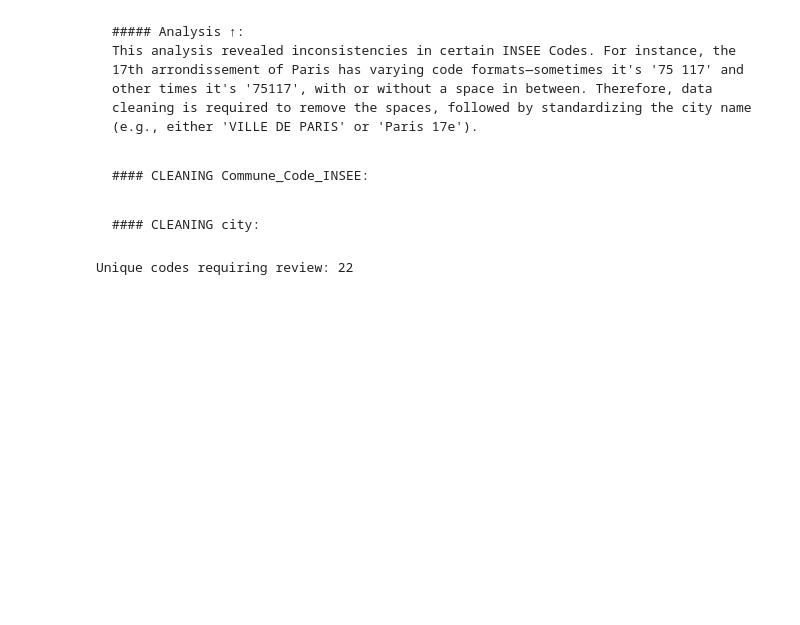
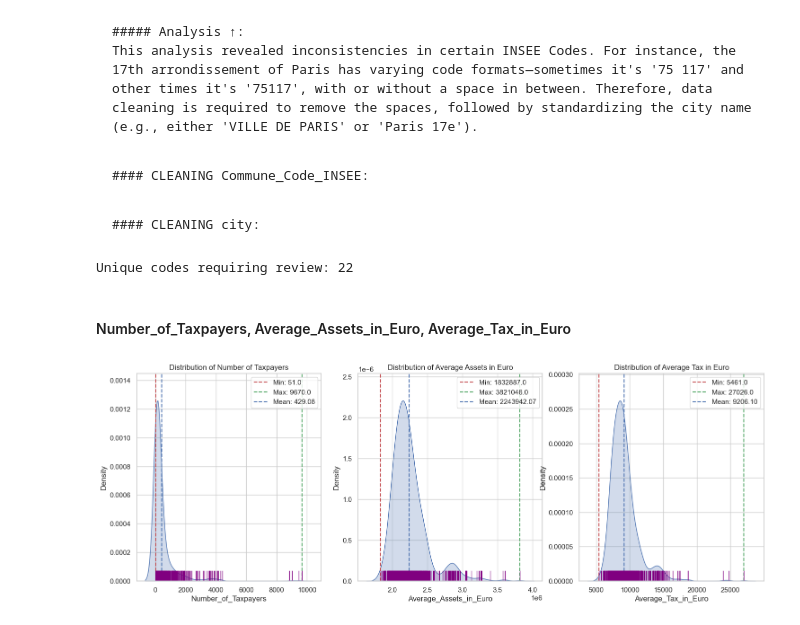
Before and after one commit to santiagopatinoserna/5YearFrenchWealthAnalysis, a Jupyter notebook: Script/Exploration/Data Exploration and Initial Analysis.ipynb, the cells around one changed output. Saved outputs shown, nothing was run; the diff lists cells and outputs as text; code cells hidden in the pictures; blank space fills up the shorter version.

```diff
--- a/Script/Exploration/Data Exploration and Initial Analysis.ipynb
+++ b/Script/Exploration/Data Exploration and Initial Analysis.ipynb
@@ -260,3 +260,47 @@ unique_grouped_sorted = pd.read_excel(r'G:\Mi unidad\Godi.AI\Operations\Freelanc
 merged_df = df_ificom.merge(unique_grouped_sorted, on='Commune_Code_INSEE', how='left')
 merged_df.loc[~merged_df['Final_City'].isna(), 'City'] = merged_df['Final_City']
 df_ificom = merged_df.drop(columns=['Final_City'])
+# %% [markdown]
+#### Number_of_Taxpayers, Average_Assets_in_Euro, Average_Tax_in_Euro
+# %%
+# This plot visualizes the three numerical variables in the dataset: Number_of_Taxpayers, Average_Assets_in_Euro, and Average_Tax_in_Euro.
+# The Kernel Density Estimation (KDE) plot allows us to see the distribution of these variables, along with key summary statistics such as the minimum, maximum, and mean.
+
+
+# Initialize the figure
+fig, axes = plt.subplots(1, 3, figsize=(18, 6))
+
+# Function to annotate the KDE plot
+def annotate_plot(ax, data, title):
+    min_val = data.min()
+    max_val = data.max()
+    mean_val = data.mean()
+
+    # Draw lines to indicate min, mean, and max
+    ax.axvline(min_val, color='r', linestyle='--', label=f'Min: {min_val}')
+    ax.axvline(max_val, color='g', linestyle='--', label=f'Max: {max_val}')
+    ax.axvline(mean_val, color='b', linestyle='--', label=f'Mean: {mean_val:.2f}')
+
+    # Add rugplot for raw data points
+    sns.rugplot(data, height=0.05, ax=ax, color='purple')
+
+    # Customize plot
+    ax.set_title(title)
+    ax.legend(loc='upper right')
+
+# KDE plot for Number of Taxpayers
+sns.kdeplot(df_ificom['Number_of_Taxpayers'], ax=axes[0], fill=True)
+annotate_plot(axes[0], df_ificom['Number_of_Taxpayers'], 'Distribution of Number of Taxpayers')
+
+# KDE plot for Average Assets in Euro
+sns.kdeplot(df_ificom['Average_Assets_in_Euro'], ax=axes[1], fill=True)
+annotate_plot(axes[1], df_ificom['Average_Assets_in_Euro'], 'Distribution of Average Assets in Euro')
+
+# KDE plot for Average Tax in Euro
+sns.kdeplot(df_ificom['Average_Tax_in_Euro'], ax=axes[2], fill=True)
+annotate_plot(axes[2], df_ificom['Average_Tax_in_Euro'], 'Distribution of Average Tax in Euro')
+
+# Show plot
+plt.show()
+# %% [output]
+[figure, added]
```
Also changed, not shown: parts of 3 cells of this notebook, 1 other file.
